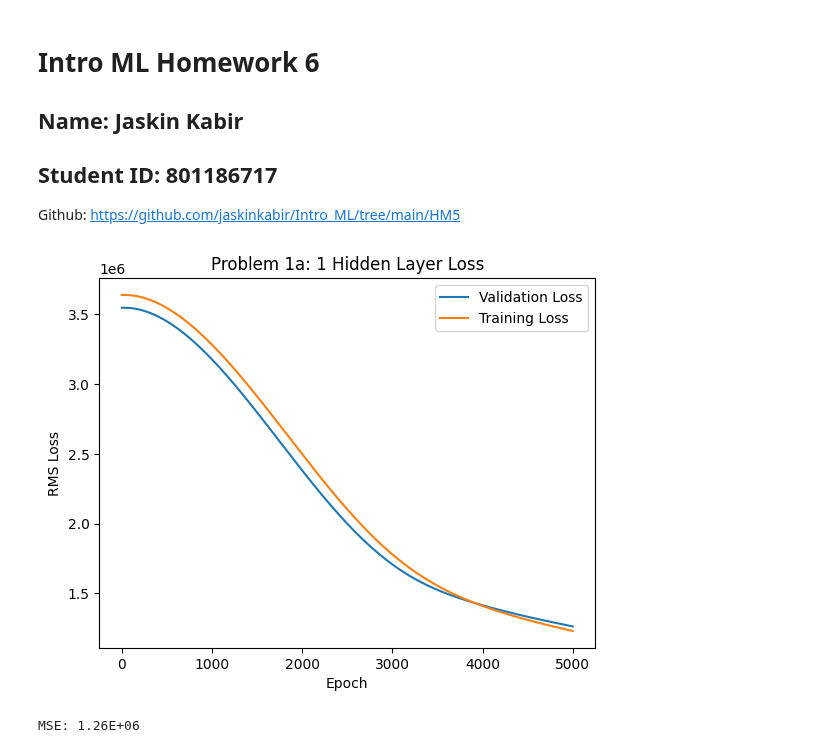
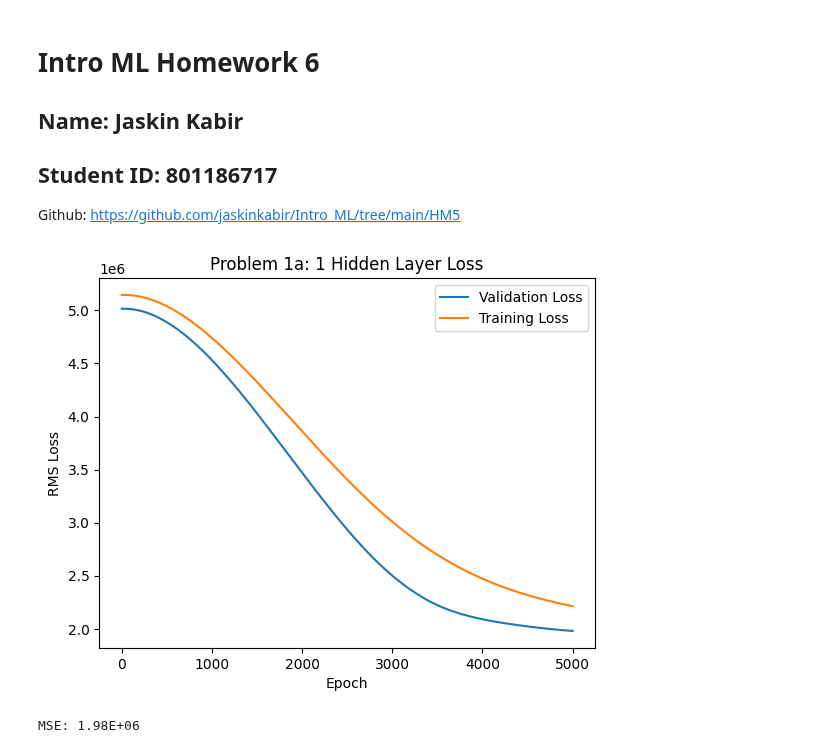
Before and after one commit to jaskinkabir/Intro_ML, a Jupyter notebook: HM6/HM6.ipynb, the cells around one changed output. Saved outputs shown, nothing was run; the diff lists cells and outputs as text; code cells hidden in the pictures.

```diff
--- a/HM6/HM6.ipynb
+++ b/HM6/HM6.ipynb
@@ -77,7 +76,7 @@ class Regressor(nn.Module):
 
 
 
-    def train(self, epochs, X_train, X_test, Y_tr, Y_te, alpha=1e-2, loss_fn=nn.MSELoss(),):
+    def train(self, epochs, X_train, X_test, Y_train, Y_test, alpha=1e-2, loss_fn=nn.MSELoss(),):
 
         val_hist = np.zeros(epochs)
         train_hist = np.zeros(epochs)
@@ -86,15 +85,17 @@ class Regressor(nn.Module):
         for i in range(epochs):
             optimizer.zero_grad()
             Y_pred = self.forward(X_train)
-            loss = loss_fn(Y_pred, Y_train_p1)
+            loss = loss_fn(Y_pred.squeeze(), Y_train)
             loss.backward()
             optimizer.step()
+            train_hist[i] = np.sqrt(loss.item())
 
-            train_hist[i] = np.sqrt(loss.item())
-            Y_pred = self.forward(X_test)
-            val_hist[i] = np.sqrt(loss_fn(Y_pred, Y_te).item())
 
-        self.last_test = Y_test_p1
+            with torch.no_grad():
+                Y_pred_val = self.forward(X_test)
+                val_hist[i] = np.sqrt(loss_fn(Y_pred_val, Y_test).item())
+
+        self.last_test = Y_test_tensor_p1
         self.last_pred = self.forward(X_test)
         self.last_score = val_hist[-1]
 
@@ -139,38 +140,36 @@ class CustomMSELoss(nn.Module):
 
         return total_loss
 # %%
-
-
 device = 'cpu'
 
 
-X_train_p1 = torch.tensor(X_train_p1).to(device).float()
-X_test_p1 = torch.tensor(X_test_p1).to(device).float()
+X_train_tensor_p1 = torch.tensor(X_train_tensor_p1).to(device).float()
+X_test_tensor_p1 = torch.tensor(X_test_tensor_p1).to(device).float()
 
-Y_train_p1 = torch.tensor(Y_train_p1.to_numpy()).to(device).float().view(-1, 1)
-Y_test_p1 = torch.tensor(Y_test_p1.to_numpy()).to(device).float().view(-1, 1)
+Y_train_tensor_p1 = torch.tensor(Y_train_tensor_p1.to_numpy()).to(device).float().view(-1, 1)
+Y_test_tensor_p1 = torch.tensor(Y_test_tensor_p1.to_numpy()).to(device).float().view(-1, 1)
 
 
-model_1 = Regressor(
-    in_dim=X_train_p1.shape[1],
+model_1a = Regressor(
+    in_dim=X_train_tensor_p1.shape[1],
     out_dim=1,
     hidden_layers=[8],
     activation=nn.ReLU,
 ).to(device)
 
-model_1.train(
+model_1a.train(
     epochs=5000,
-    X_train=X_train_p1,
-    X_test=X_test_p1,
-    Y_tr=Y_train_p1,
-    Y_te=Y_test_p1,
+    X_train=X_train_tensor_p1,
+    X_test=X_test_tensor_p1,
+    Y_train=Y_train_tensor_p1,
+    Y_test=Y_test_tensor_p1,
     alpha=1e-1,
-    loss_fn=CustomMSELoss(),
+    loss_fn=nn.MSELoss(),
 )
 
-model_1.plot_loss('Problem 1a: 1 Hidden Layer Loss')
-model_1.print_results()
+model_1a.plot_loss('Problem 1a: 1 Hidden Layer Loss')
+model_1a.print_results()
 # %% [output]
-[figure, old version]
+[figure, new version]
-MSE: 1.26E+06
+MSE: 1.98E+06
 # %%
```
Also changed, not shown: parts of 10 cells of this notebook, 10 other files.
